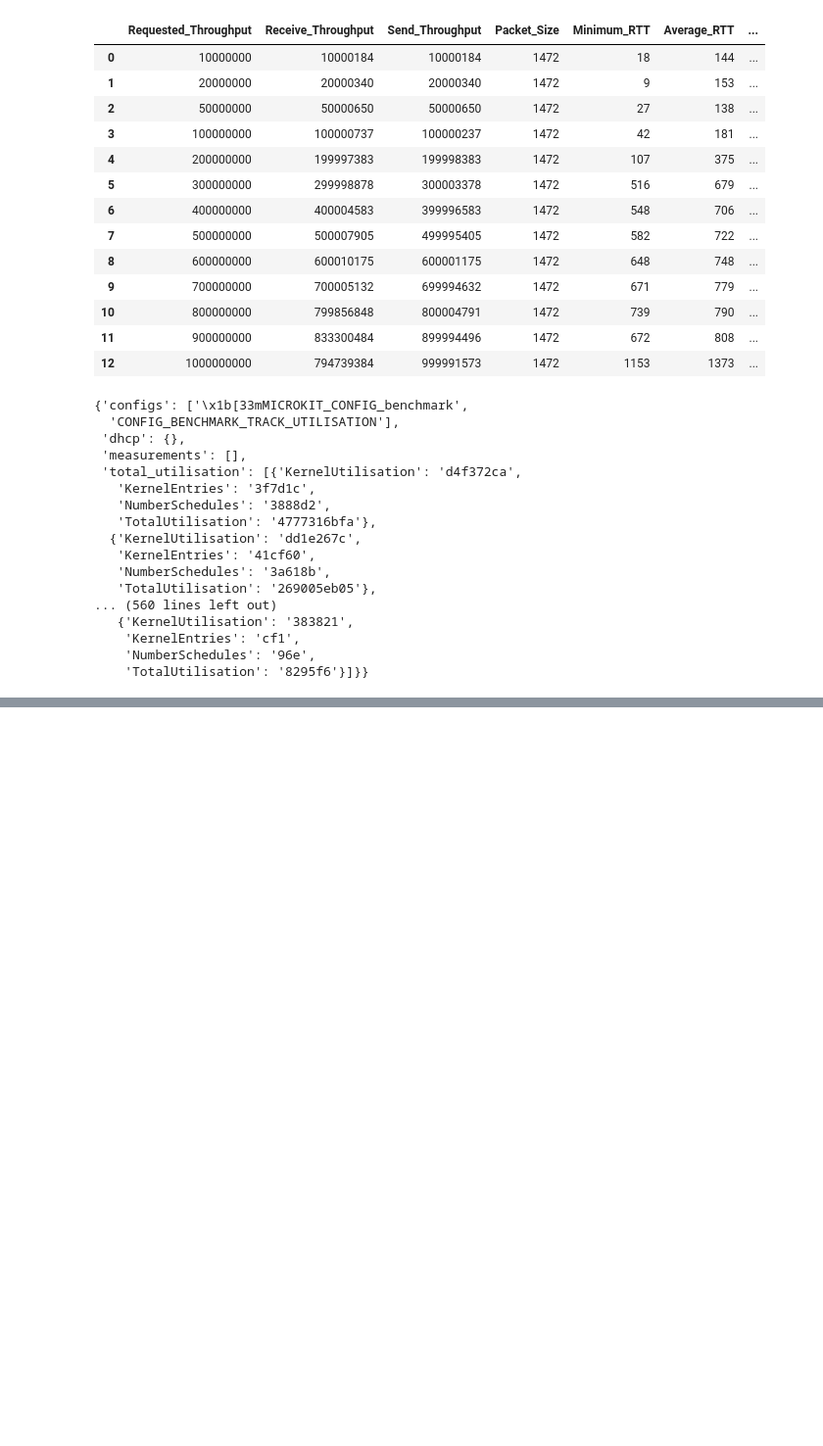
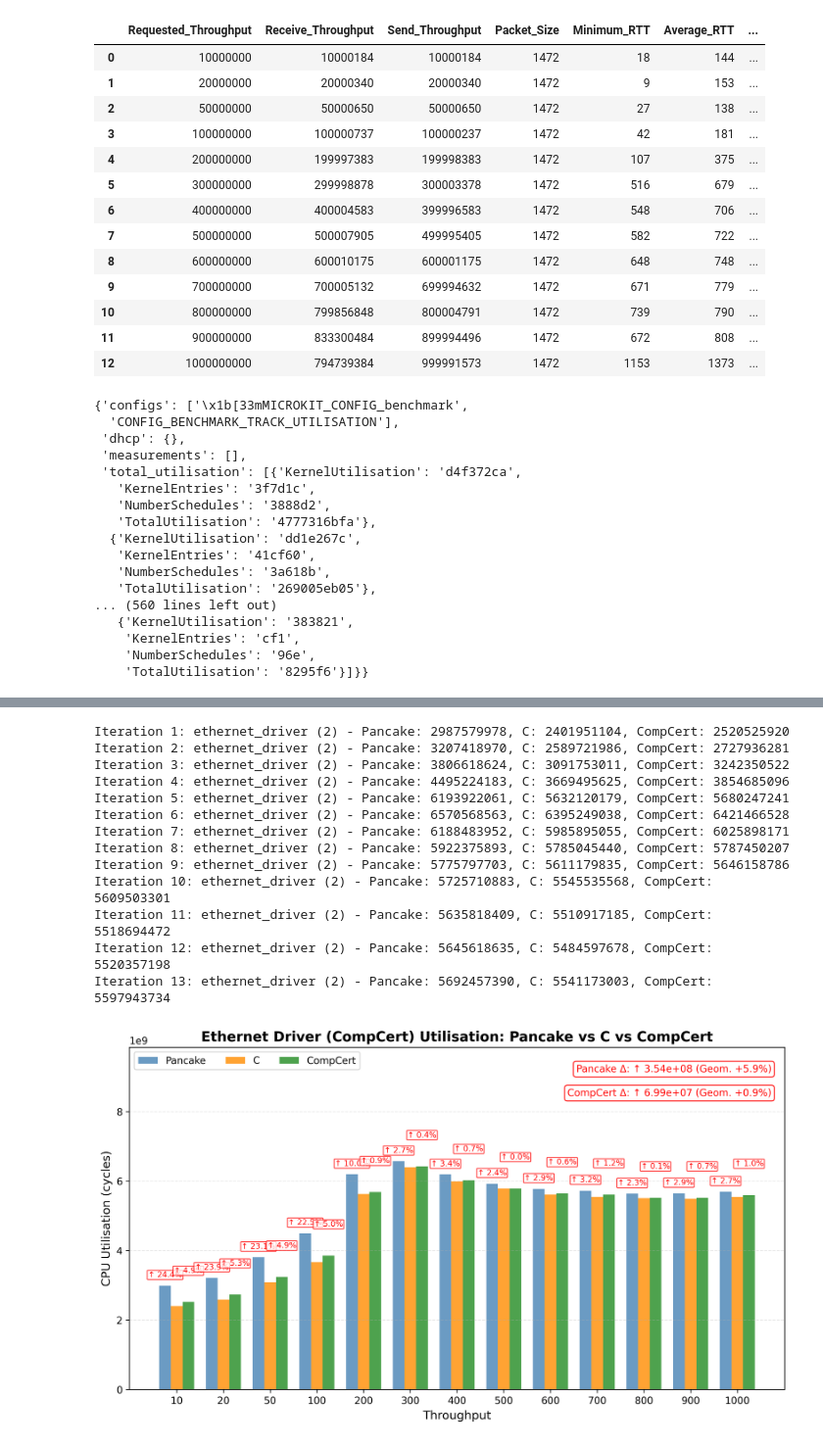
Before and after one commit to zhewenshen/sddf_benchmark, a Jupyter notebook: pnk.ipynb, the cells around one changed output, grey strips where cells are left out. Shown at 98% size. Drawn from its saved outputs; the diff is of its cells as text; code cells hidden in the pictures; blank space fills up the shorter version.

```diff
--- a/pnk.ipynb
+++ b/pnk.ipynb
@@ -209,0 +215,19 @@ visualizer.plot_all(figsize=(10, 6), dpi=300, save_path="pnk_vs_c_all_pds.svg",
+# %%
+compcert_data = parse_log_data("new_results/compcert_meson.txt")
+# %%
+visualizer.plot_specific_pd_with_new_data_2('ethernet_driver (2)', compcert_data, "CompCert",figsize=(10, 6), dpi=300, save_path="pnk_vs_c_ethernet_driver_cycles_compcert.png", driver_name="CompCert", use_percent=False)
+# %% [output]
+Iteration 1: ethernet_driver (2) - Pancake: 2987579978, C: 2401951104, CompCert: 2520525920
+Iteration 2: ethernet_driver (2) - Pancake: 3207418970, C: 2589721986, CompCert: 2727936281
+Iteration 3: ethernet_driver (2) - Pancake: 3806618624, C: 3091753011, CompCert: 3242350522
+Iteration 4: ethernet_driver (2) - Pancake: 4495224183, C: 3669495625, CompCert: 3854685096
+Iteration 5: ethernet_driver (2) - Pancake: 6193922061, C: 5632120179, CompCert: 5680247241
+Iteration 6: ethernet_driver (2) - Pancake: 6570568563, C: 6395249038, CompCert: 6421466528
+Iteration 7: ethernet_driver (2) - Pancake: 6188483952, C: 5985895055, CompCert: 6025898171
+Iteration 8: ethernet_driver (2) - Pancake: 5922375893, C: 5785045440, CompCert: 5787450207
+Iteration 9: ethernet_driver (2) - Pancake: 5775797703, C: 5611179835, CompCert: 5646158786
+Iteration 10: ethernet_driver (2) - Pancake: 5725710883, C: 5545535568, CompCert: 5609503301
+Iteration 11: ethernet_driver (2) - Pancake: 5635818409, C: 5510917185, CompCert: 5518694472
+Iteration 12: ethernet_driver (2) - Pancake: 5645618635, C: 5484597678, CompCert: 5520357198
+Iteration 13: ethernet_driver (2) - Pancake: 5692457390, C: 5541173003, CompCert: 5597943734
+[figure, added]
```
Also changed, not shown: parts of 8 cells of this notebook, 18 other files.
